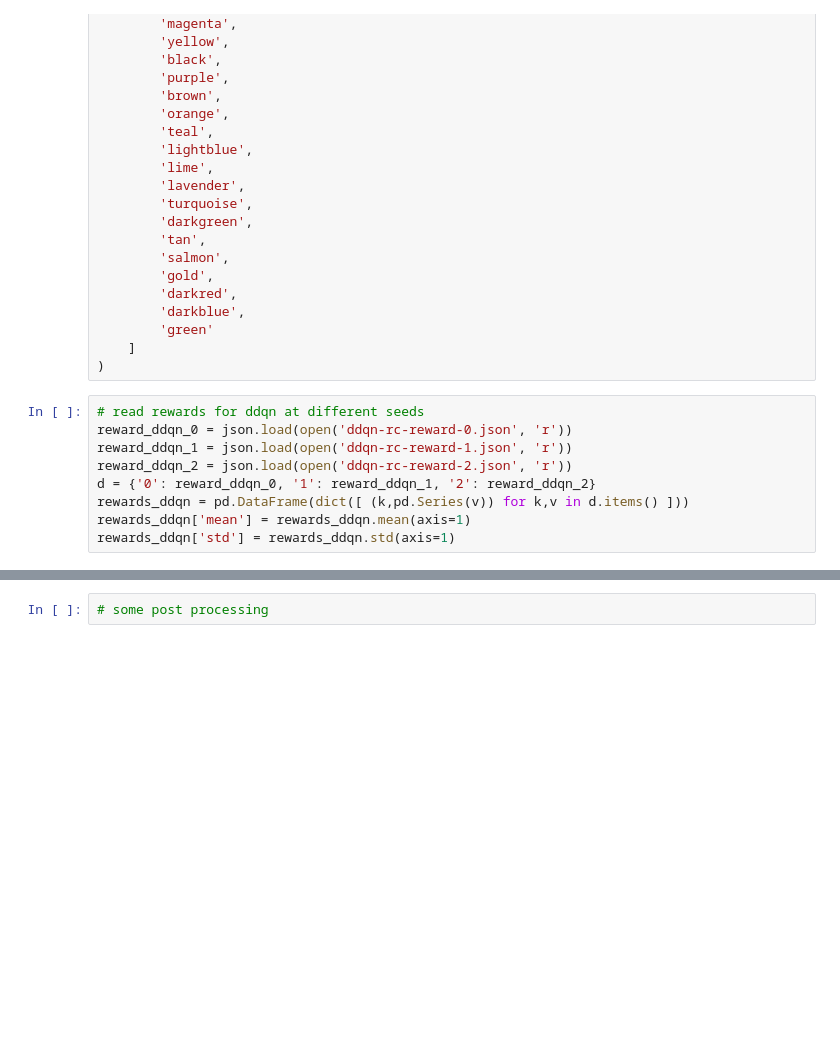
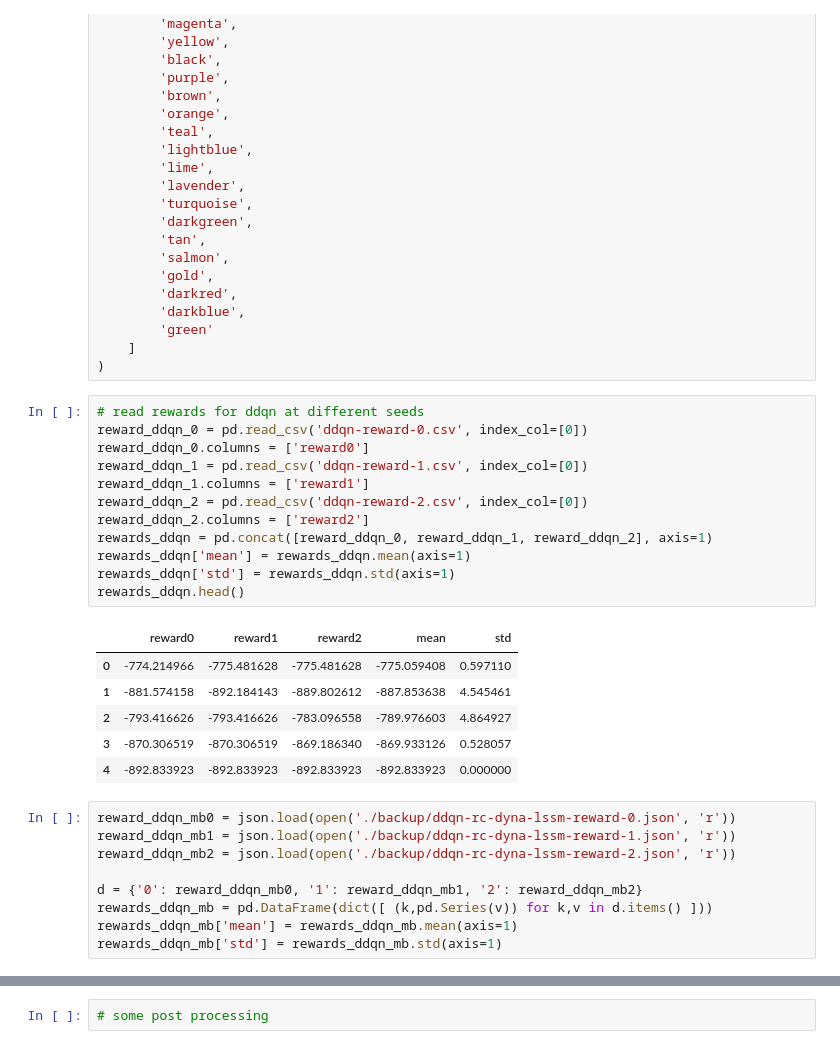
Before and after one commit to YangyangFu/dynax, a Jupyter notebook: resources/jax/drl/plot_reward.ipynb, the cells around one changed output, grey strips where cells are left out. Drawn from its saved outputs; the diff is of its cells as text; blank space fills up the shorter version.

```diff
--- a/resources/jax/drl/plot_reward.ipynb
+++ b/resources/jax/drl/plot_reward.ipynb
@@ -48,12 +49,31 @@ COLORS = (
         'green'
     ]
 )
+# %%
+# read rewards for ddqn at different seeds
+reward_ddqn_0 = pd.read_csv('ddqn-reward-0.csv', index_col=[0])
+reward_ddqn_0.columns = ['reward0']
+reward_ddqn_1 = pd.read_csv('ddqn-reward-1.csv', index_col=[0])
+reward_ddqn_1.columns = ['reward1']
+reward_ddqn_2 = pd.read_csv('ddqn-reward-2.csv', index_col=[0])
+reward_ddqn_2.columns = ['reward2']
+rewards_ddqn = pd.concat([reward_ddqn_0, reward_ddqn_1, reward_ddqn_2], axis=1)
+rewards_ddqn['mean'] = rewards_ddqn.mean(axis=1)
+rewards_ddqn['std'] = rewards_ddqn.std(axis=1)
+rewards_ddqn.head()
+# %% [output]
+|  | reward0 | reward1 | reward2 | mean | std |
+| 0 | -774.214966 | -775.481628 | -775.481628 | -775.059408 | 0.597110 |
+| 1 | -881.574158 | -892.184143 | -889.802612 | -887.853638 | 4.545461 |
+| 2 | -793.416626 | -793.416626 | -783.096558 | -789.976603 | 4.864927 |
+| 3 | -870.306519 | -870.306519 | -869.186340 | -869.933126 | 0.528057 |
+| 4 | -892.833923 | -892.833923 | -892.833923 | -892.833923 | 0.000000 |
 # %%
-# read rewards for ddqn at different seeds
-reward_ddqn_0 = json.load(open('ddqn-rc-reward-0.json', 'r'))
-reward_ddqn_1 = json.load(open('ddqn-rc-reward-1.json', 'r'))
-reward_ddqn_2 = json.load(open('ddqn-rc-reward-2.json', 'r'))
-d = {'0': reward_ddqn_0, '1': reward_ddqn_1, '2': reward_ddqn_2}
-rewards_ddqn = pd.DataFrame(dict([ (k,pd.Series(v)) for k,v in d.items() ]))
-rewards_ddqn['mean'] = rewards_ddqn.mean(axis=1)
-rewards_ddqn['std'] = rewards_ddqn.std(axis=1)
+reward_ddqn_mb0 = json.load(open('./backup/ddqn-rc-dyna-lssm-reward-0.json', 'r'))
+reward_ddqn_mb1 = json.load(open('./backup/ddqn-rc-dyna-lssm-reward-1.json', 'r'))
+reward_ddqn_mb2 = json.load(open('./backup/ddqn-rc-dyna-lssm-reward-2.json', 'r'))
+
+d = {'0': reward_ddqn_mb0, '1': reward_ddqn_mb1, '2': reward_ddqn_mb2}
+rewards_ddqn_mb = pd.DataFrame(dict([ (k,pd.Series(v)) for k,v in d.items() ]))
+rewards_ddqn_mb['mean'] = rewards_ddqn_mb.mean(axis=1)
+rewards_ddqn_mb['std'] = rewards_ddqn_mb.std(axis=1)
```
Also changed, not shown: parts of 3 cells of this notebook, 19 other files.
